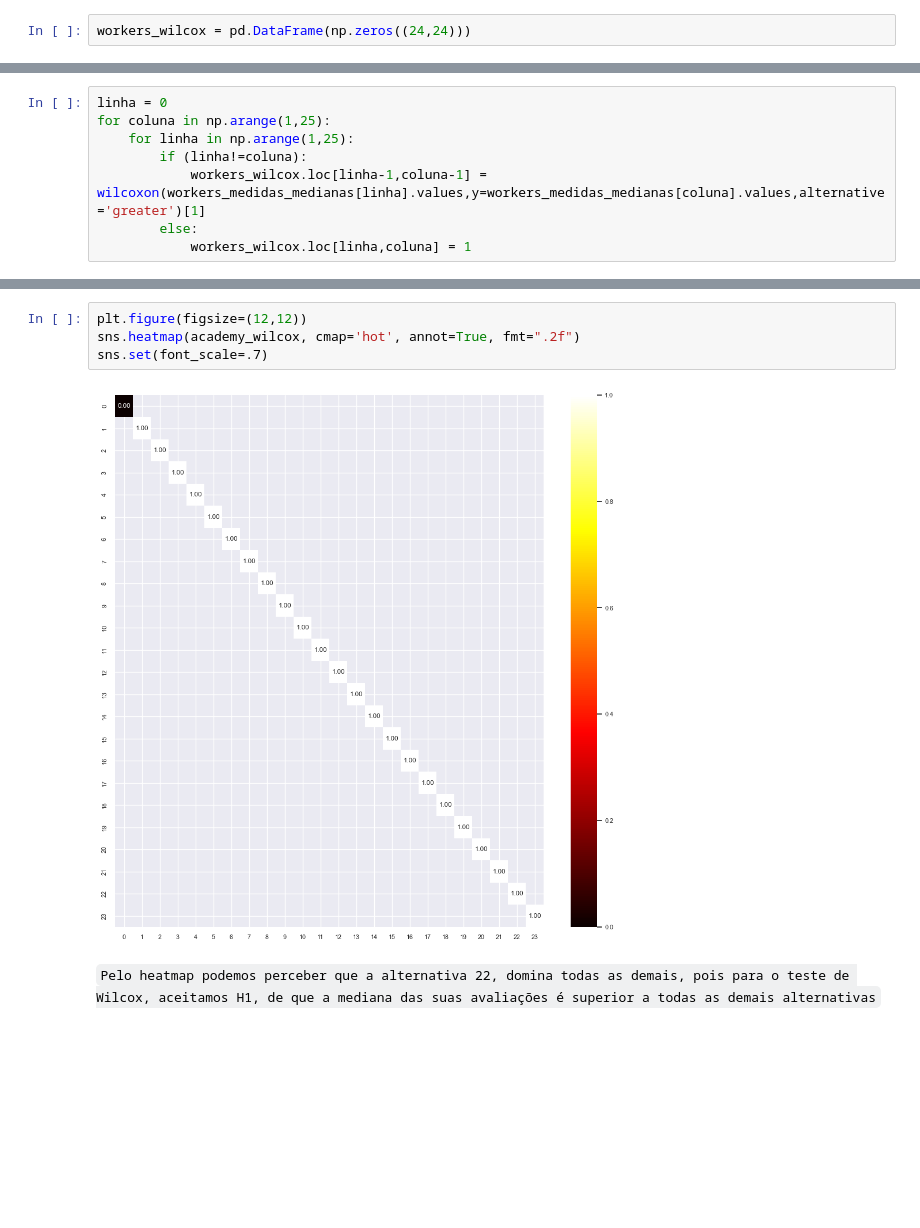
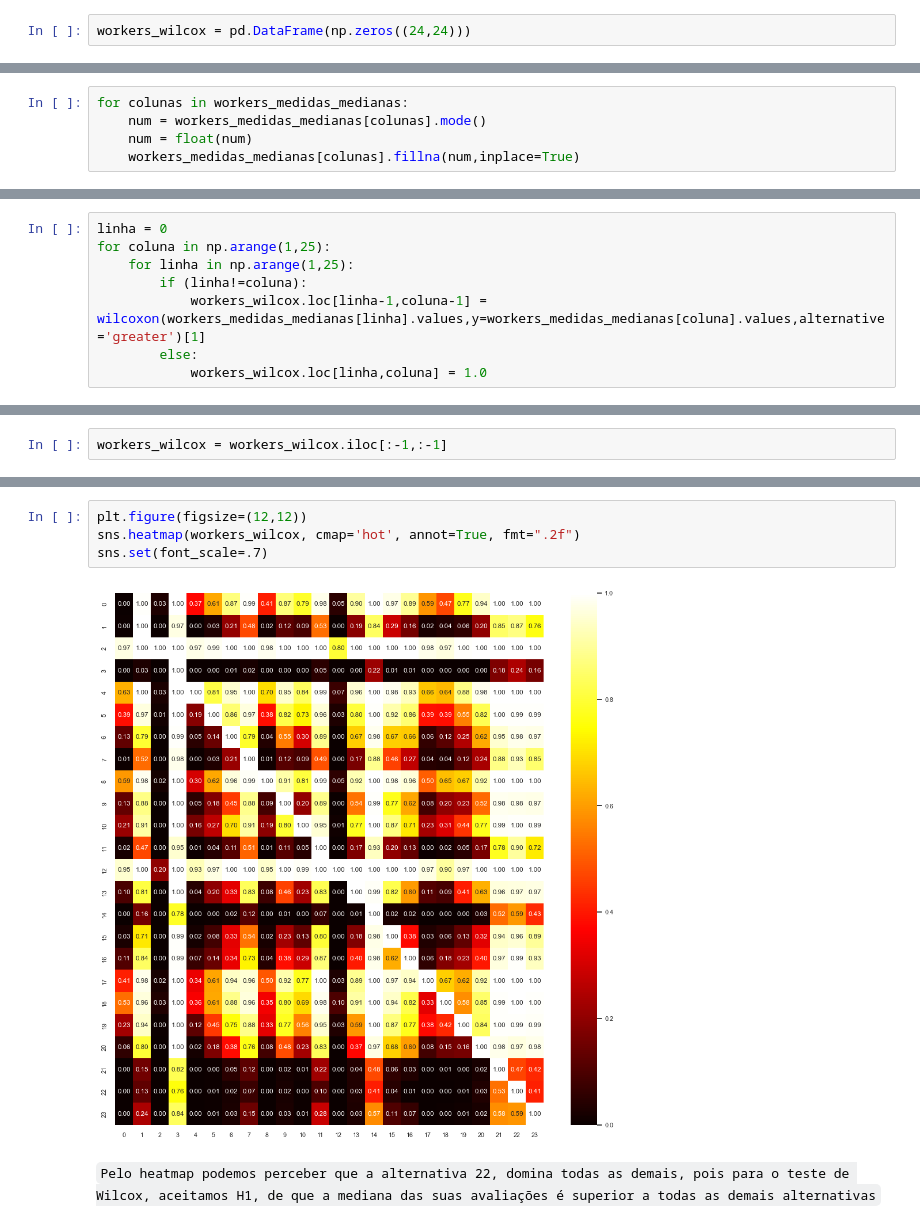
Before and after one commit to ednaelxd/e-waste, a Jupyter notebook: notebooks/05_gestores_vs_pesquisadores.ipynb, the cells around one changed output, grey strips where cells are left out. Drawn from its saved outputs; the diff is of its cells as text; blank space fills up the shorter version.

```diff
--- a/notebooks/05_gestores_vs_pesquisadores.ipynb
+++ b/notebooks/05_gestores_vs_pesquisadores.ipynb
@@ -210,0 +257,5 @@ workers_wilcox = pd.DataFrame(np.zeros((24,24)))
+# %%
+for colunas in workers_medidas_medianas:
+    num = workers_medidas_medianas[colunas].mode()
+    num = float(num)
+    workers_medidas_medianas[colunas].fillna(num,inplace=True)
@@ -215,4 +273,4 @@ for coluna in np.arange(1,25):
         if (linha!=coluna):
             workers_wilcox.loc[linha-1,coluna-1] = wilcoxon(workers_medidas_medianas[linha].values,y=workers_medidas_medianas[coluna].values,alternative='greater')[1]
         else:
-            workers_wilcox.loc[linha,coluna] = 1
+            workers_wilcox.loc[linha,coluna] = 1.0
@@ -222,0 +277,2 @@ WilcoxonResult(statistic=nan, pvalue=nan)
+# %%
+workers_wilcox = workers_wilcox.iloc[:-1,:-1]
@@ -223,9 +300,9 @@ WilcoxonResult(statistic=nan, pvalue=nan)
 # %%
 plt.figure(figsize=(12,12))
-sns.heatmap(academy_wilcox, cmap='hot', annot=True, fmt=".2f")
+sns.heatmap(workers_wilcox, cmap='hot', annot=True, fmt=".2f")
 sns.set(font_scale=.7)
 # %% [output]
-[figure, old version]
+[figure, new version]
 # %% [markdown]
 `Pelo heatmap podemos perceber que a alternativa 22, domina todas as demais, pois para o teste de Wilcox, aceitamos H1, de que a mediana das suas avaliações é superior a todas as demais alternativas`
 # %% [markdown]
```
Also changed, not shown: parts of 21 cells of this notebook, 4 other files.
